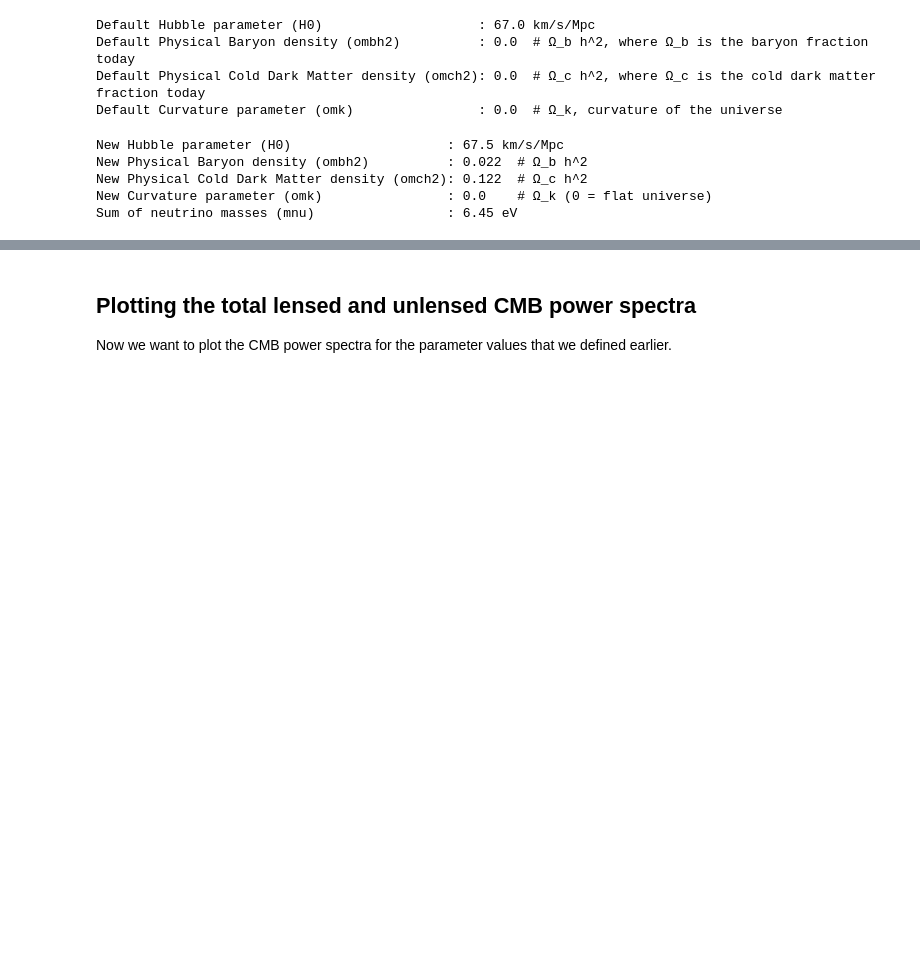
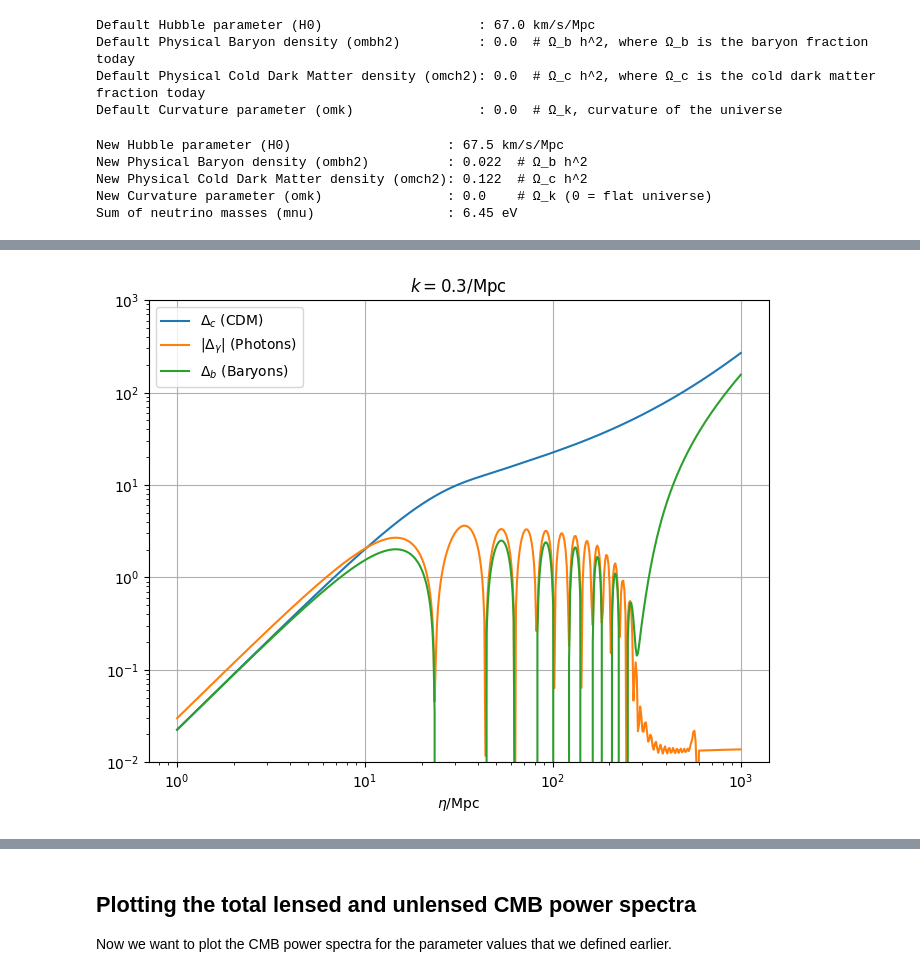
Before and after one commit to PhysicsiPhile/Cosmology, a Jupyter notebook: CMB parameter estimation.ipynb, the cells around one changed output, grey strips where cells are left out. Saved outputs shown, nothing was run; the diff lists cells and outputs as text; code cells hidden in the pictures; blank space fills up the shorter version.

```diff
--- a/CMB parameter estimation.ipynb
+++ b/CMB parameter estimation.ipynb
@@ -149,0 +143,27 @@ lens_potential
+# %%
+# Define the range for conformal time (eta)
+eta = 10**(np.linspace(0, 3, 500))
+
+# Define the plotting function
+def plot_ev(ev, k):
+    plt.figure(figsize=(8, 6))
+    plt.loglog(eta, ev[:, 0], label=r'$\Delta_{c}$ (CDM)') # Delta_cdm
+    plt.loglog(eta, np.abs(ev[:, 1]), label=r'$|\Delta_{\gamma}|$ (Photons)') # Absolute value of Delta_photon
+    plt.loglog(eta, ev[:, 2], label=r'$\Delta_{b}$ (Baryons)') # Delta_baryon
+    plt.title(r'$k= %s/\rm{Mpc}$' % k)
+    plt.ylim([0.01,10**3])
+    plt.xlabel(r'$\eta/\rm{Mpc}$')
+    plt.legend(loc='upper left')
+    plt.grid(True)
+    plt.show()
+
+# Run CAMB to get the time evolution data at the length scale of k=0.3/Mpc
+# The list of species is changed to include 'delta_cdm', 'delta_photon', and 'delta_baryon'
+k = 0.3
+results =camb.get_results(pars)
+data = results.get_time_evolution(k, eta, ['delta_cdm', 'delta_photon', 'delta_baryon'])
+
+# Call the function to plot the data
+plot_ev(data, k)
+# %% [output]
+[figure, added]
```
Also changed, not shown: parts of 7 cells of this notebook.
